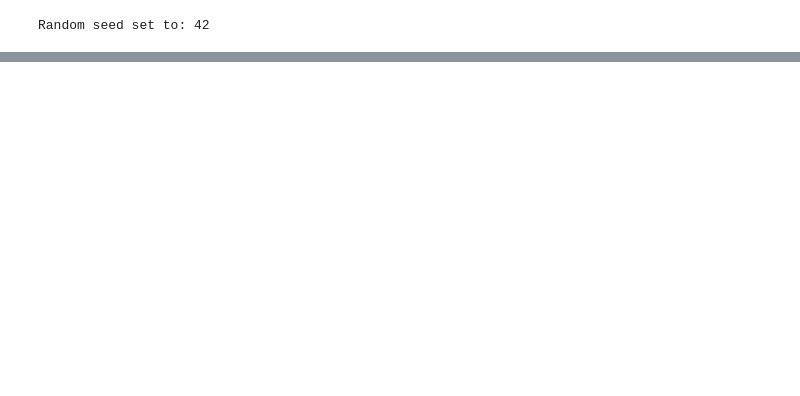
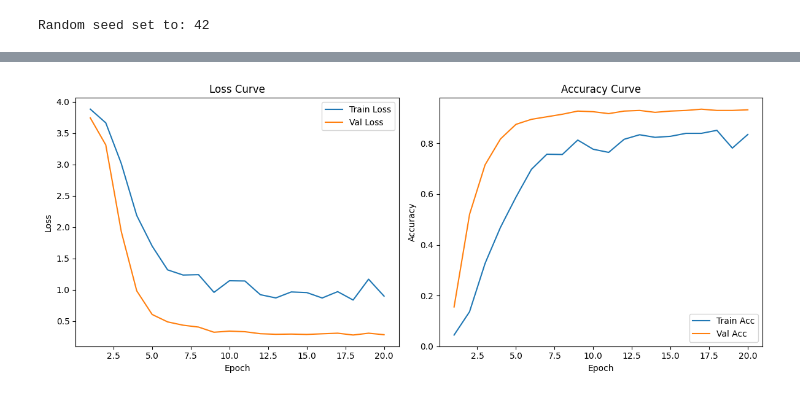
Before and after one commit to exile8/coursework24, a Jupyter notebook: main.ipynb, the cells around one changed output, grey strips where cells are left out. Drawn from its saved outputs; the diff is of its cells as text; code cells hidden in the pictures; blank space fills up the shorter version.

```diff
--- a/main.ipynb
+++ b/main.ipynb
@@ -63,10 +107,12 @@ model_trainer = Trainer(
     valid_data=valid_data,
     valid_loader_kwargs=valid_loader_kwargs,
     test_data=test_data,
-    test_loader_kwargs=test_loader_kwargs
+    test_loader_kwargs=test_loader_kwargs,
+    use_mixup=use_mixup,
+    mixup_alpha=mixup_alpha
 )
 # %% [output]
 Random seed set to: 42
 # %%
-train_losses, train_accs, val_losses, val_accs, test_loss, test_acc = model_trainer.train(num_epochs=2, test=True)
+train_losses, train_accs, val_losses, val_accs, test_loss, test_acc = model_trainer.train(num_epochs=20)
 # %% [output]
@@ -98,2 +143,0 @@ Random seed set to: 42
-# %%
-train_losses, train_accs, val_losses, val_accs, test_loss, test_acc = model_trainer2.train(num_epochs=2, test=True)
@@ -112,2 +143,0 @@ Random seed set to: 42
-# %%
-train_losses, train_accs, val_losses, val_accs, test_loss, test_acc = model_trainer2.train(num_epochs=2, test=True)
@@ -121,0 +144,4 @@ Test Loss: 0.4259, Test Acc: 0.8725
+# %%
+plot_learning_curves(train_losses=train_losses, train_accs=train_accs, val_losses=val_losses, val_accs=val_accs)
+# %% [output]
+[figure, added]
```
Also changed, not shown: parts of 14 cells of this notebook, 2 other files.
